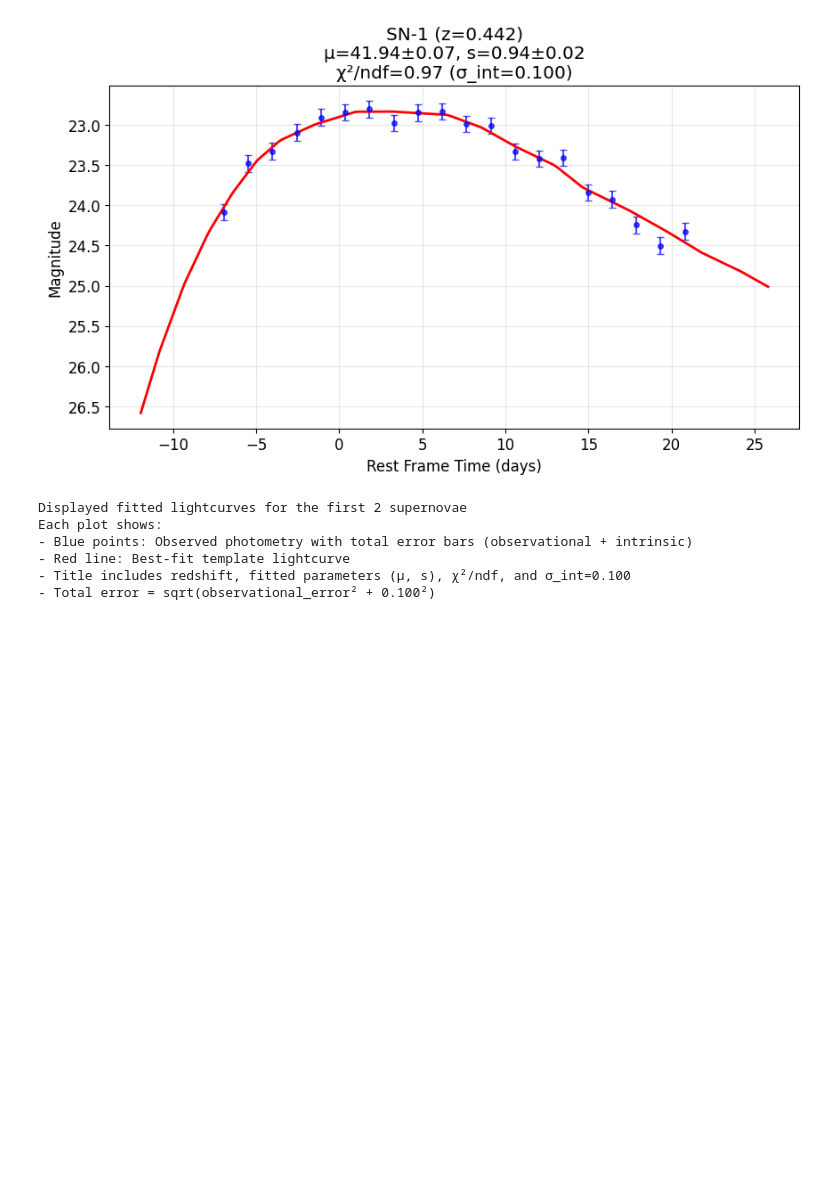
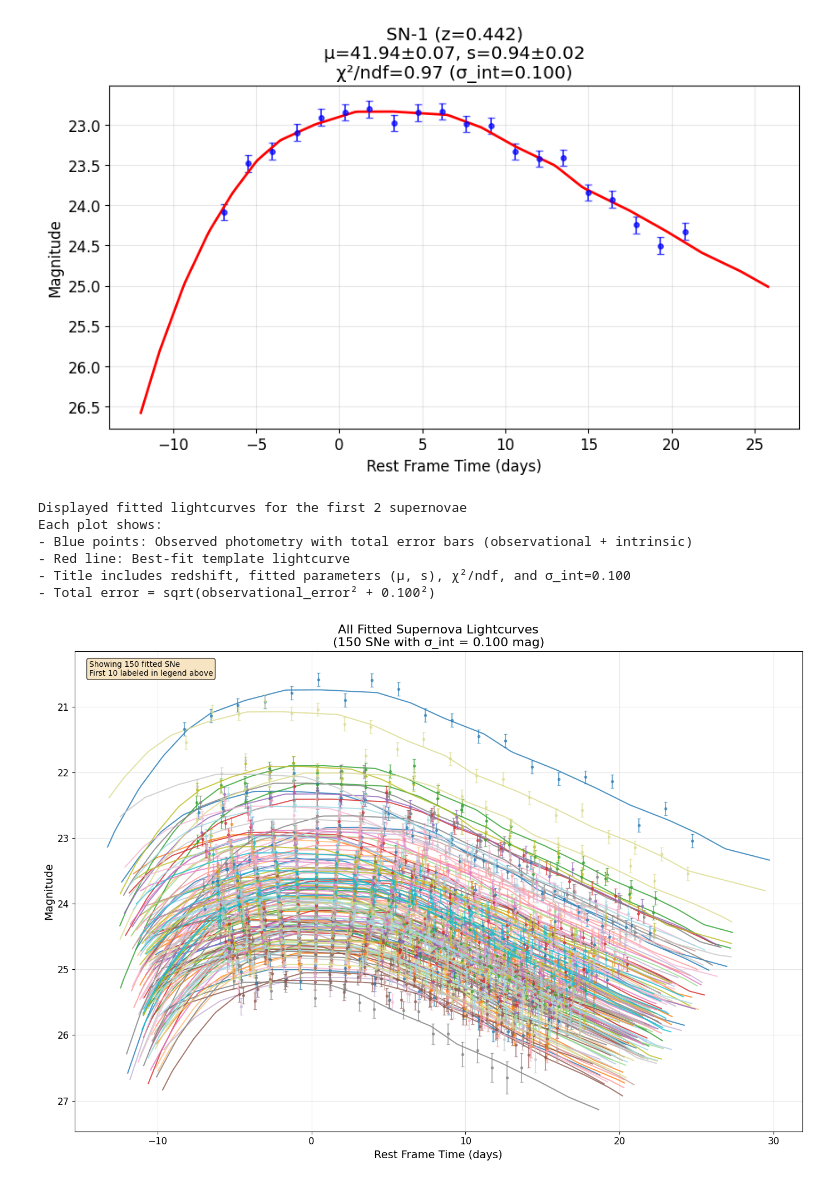
Before and after one commit to aminemahd13/EI-cosmo-A, a Jupyter notebook: SN3/amine.ipynb, the cells around one changed output. Saved outputs shown, nothing was run; the diff lists cells and outputs as text; code cells hidden in the pictures; blank space fills up the shorter version.

```diff
--- a/SN3/amine.ipynb
+++ b/SN3/amine.ipynb
@@ -64,7 +64,7 @@ class SNIaLightCurve:
 lc_template = SNIaLightCurve([t_template, mag_template])
 
 # Arbitrary cosmological parameters to initialize mu_guess
-cosmo_pars = {'h': 0.7, 'omega_M_0': 0.3, 'omega_lambda_0': 0.7, 'w0': -1}
+cosmo_pars = {'h': 0.7, 'omega_M_0': 0.3895, 'omega_lambda_0': 0.3895, 'w0': -1}
 
 # Function to fit individual supernova
 def fit_supernova_lightcurve(sn_number, redshift, lc_template, sigma_int, verbose=False):
@@ -236,3 +236,78 @@ Each plot shows:
 - Red line: Best-fit template lightcurve
 - Title includes redshift, fitted parameters (μ, s), χ²/ndf, and σ_int=0.100
 - Total error = sqrt(observational_error² + 0.100²)
+# %%
+# Plot all fitted lightcurves on the same plot
+if fitting_results:
+    figure(figsize=(14, 10))
+
+    # Create color map for different supernovae
+    colors = plt.cm.tab20(np.linspace(0, 1, len(fitting_results)))
+
+    # Plot all lightcurves
+    for i, result in enumerate(fitting_results):
+        sn_number = result['sn_number']
+        redshift = result['redshift']
+        sigma_int_used = result.get('sigma_int_used', sigma_int)
+
+        # Load observed data
+        filename = f'data/Data-LightCurves/EI2019-Data-LightCurves-SN-{sn_number}_lightcurve.txt'
+        if os.path.exists(filename):
+            data = np.loadtxt(filename)
+            t_obs = data[:, 0]
+            mag_obs = data[:, 1]
+            mag_err = data[:, 2]
+
+            # Calculate total error (including intrinsic scatter)
+            total_mag_err = np.sqrt(mag_err**2 + sigma_int_used**2)
+
+            # Convert to rest frame
+            t_rest = t_obs / (1 + redshift)
+
+            # Generate fitted lightcurve
+            t_model = np.linspace(t_rest.min() - 5, t_rest.max() + 5, 200)
+            fitted_pars = [result['t0'], result['s'], result['mu']]
+            mag_model = lc_template(t_model, fitted_pars)
+
+            # Plot observed data points with smaller markers
+            errorbar(t_rest, mag_obs, yerr=total_mag_err, fmt='o',
+                    capsize=2, markersize=3, alpha=0.6, color=colors[i],
+                    label=f'SN-{sn_number} (z={redshift:.3f})' if i < 10 else None)
+
+            # Plot fitted model with same color
+            plot(t_model, mag_model, '-', linewidth=1.5, alpha=0.8, color=colors[i])
+
+    # Formatting
+    xlabel('Rest Frame Time (days)', fontsize=14)
+    ylabel('Magnitude', fontsize=14)
+    title(f'All Fitted Supernova Lightcurves\n({len(fitting_results)} SNe with σ_int = {sigma_int:.3f} mag)', fontsize=16)
+    grid(True, alpha=0.3)
+    gca().invert_yaxis()  # Invert y-axis for magnitudes (brighter = lower values)
+
+    # Add legend only for first 10 SNe to avoid clutter
+    if len(fitting_results) <= 10:
+        legend(bbox_to_anchor=(1.05, 1), loc='upper left', fontsize=10)
+    else:
+        # Add text box with summary info instead of legend
+        textstr = f'Showing {len(fitting_results)} fitted SNe\nFirst 10 labeled in legend above'
+        props = dict(boxstyle='round', facecolor='wheat', alpha=0.8)
+        text(0.02, 0.98, textstr, transform=gca().transAxes, fontsize=10,
+             verticalalignment='top', bbox=props)
+
+    tight_layout()
+    show()
+
+    print(f"\nDisplayed all {len(fitting_results)} fitted lightcurves on the same plot")
+    print(f"- Intrinsic scatter σ_int = {sigma_int:.3f} mag included in error bars")
+
+    # Print some statistics about the range of parameters
+    mu_values = [r['mu'] for r in fitting_results]
+    s_values = [r['s'] for r in fitting_results]
+    z_values = [r['redshift'] for r in fitting_results]
+
+    print(f"\nParameter ranges:")
+    print(f"- Redshift: {min(z_values):.3f} to {max(z_values):.3f}")
+    print(f"- Distance modulus μ: {min(mu_values):.2f} to {max(mu_values):.2f}")
+    print(f"- Stretch parameter s: {min(s_values):.3f} to {max(s_values):.3f}")
+# %% [output]
+[figure, added]
```
Also changed, not shown: parts of 4 cells of this notebook, 1 other file.
